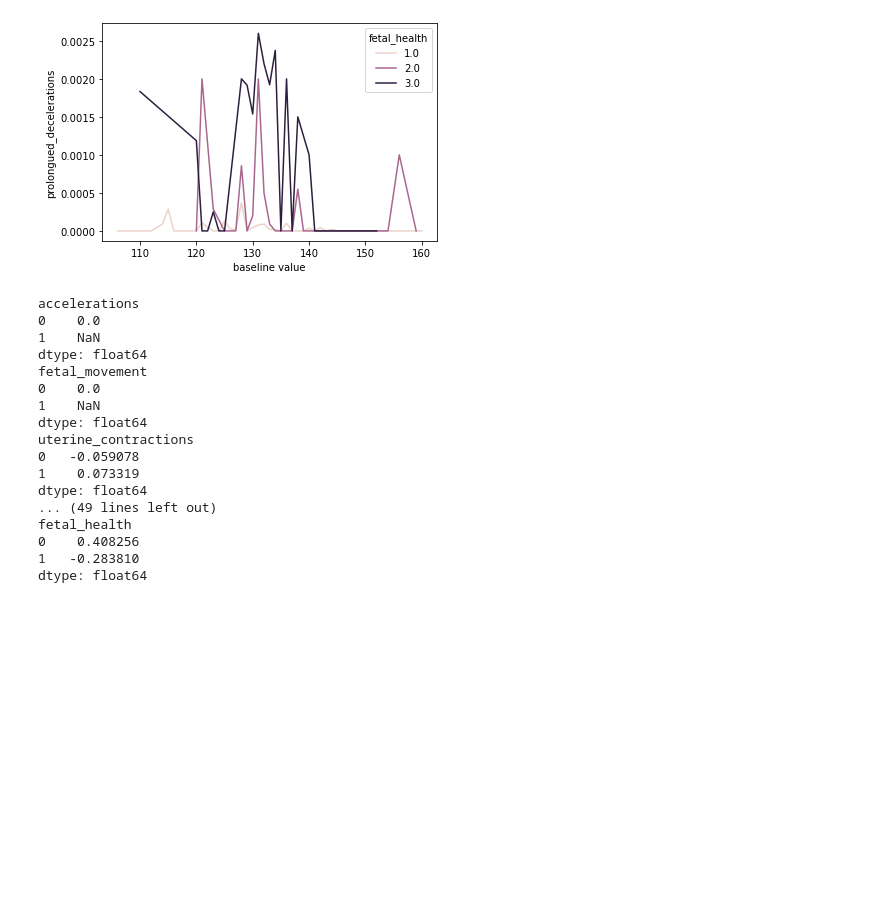
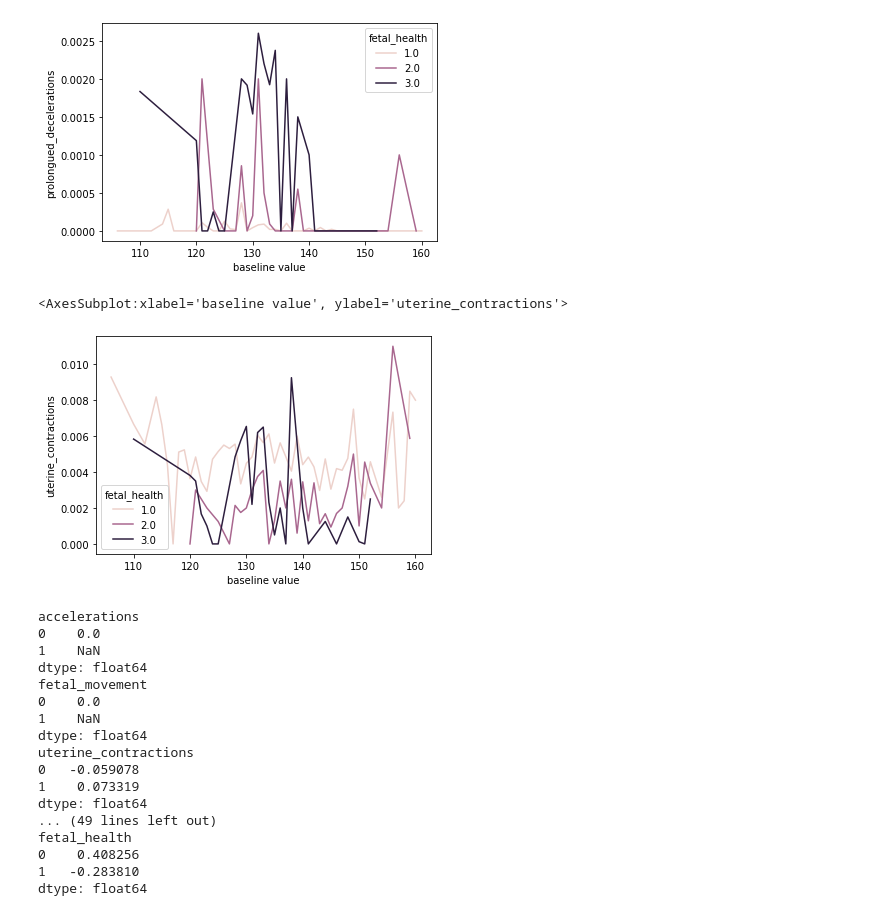
Before and after one commit to tsimon503/FetalHealth, a Jupyter notebook: Fetal Health Classification.ipynb, the cells around one changed output. Cells and saved outputs as stored; diff of their text form; code cells hidden in the pictures; blank space fills up the shorter version.

```diff
--- a/Fetal Health Classification.ipynb
+++ b/Fetal Health Classification.ipynb
@@ -181,6 +183,11 @@ sns.lineplot(x='baseline value',y='prolongued_decelerations',hue='fetal_health',
 # %% [output]
 <AxesSubplot:xlabel='baseline value', ylabel='prolongued_decelerations'>
 [figure]
+# %%
+sns.lineplot(x='baseline value',y='uterine_contractions',hue='fetal_health', err_style=None, data=df)
+# %% [output]
+<AxesSubplot:xlabel='baseline value', ylabel='uterine_contractions'>
+[figure, added]
 # %%
 #Spliting to training and testing data
 from sklearn.model_selection import train_test_split
```
Also changed, not shown: parts of 27 cells of this notebook.
